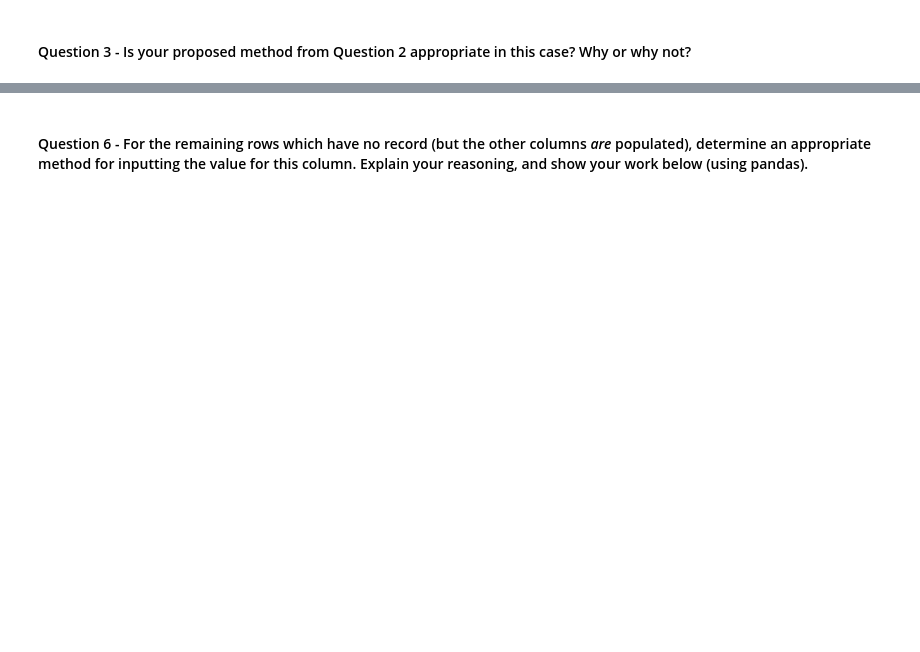
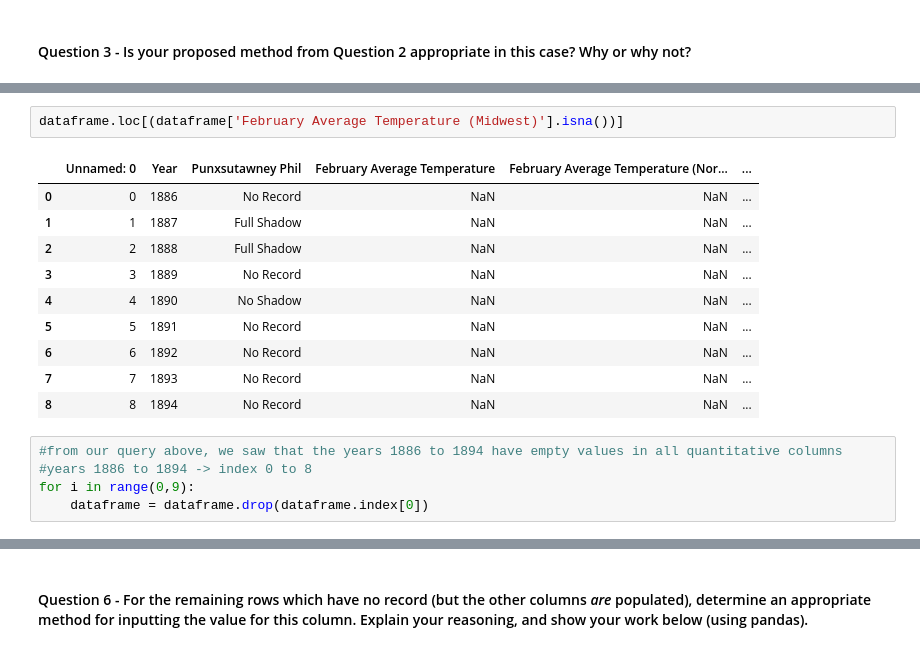
Before and after one commit to ananyasingh7/CS301-DataScience, a Jupyter notebook: HW06/Homework 06 Assignment.ipynb, the cells around one changed output, grey strips where cells are left out. Saved outputs shown, nothing was run; the diff lists cells and outputs as text; blank space fills up the shorter version.

```diff
--- a/HW06/Homework 06 Assignment.ipynb
+++ b/HW06/Homework 06 Assignment.ipynb
@@ -24,0 +102,18 @@ data_dir = 'C:\\Users\\watson\\Documents\\CS301_Planning\\datasets\\groundhog.cs
+# %%
+dataframe.loc[(dataframe['February Average Temperature (Midwest)'].isna())]
+# %% [output]
+|  | Unnamed: 0 | Year | Punxsutawney Phil | February Average Temperature | February Average Temperature (Nor... | ... |
+| 0 | 0 | 1886 | No Record | NaN | NaN | ... |
+| 1 | 1 | 1887 | Full Shadow | NaN | NaN | ... |
+| 2 | 2 | 1888 | Full Shadow | NaN | NaN | ... |
+| 3 | 3 | 1889 | No Record | NaN | NaN | ... |
+| 4 | 4 | 1890 | No Shadow | NaN | NaN | ... |
+| 5 | 5 | 1891 | No Record | NaN | NaN | ... |
+| 6 | 6 | 1892 | No Record | NaN | NaN | ... |
+| 7 | 7 | 1893 | No Record | NaN | NaN | ... |
+| 8 | 8 | 1894 | No Record | NaN | NaN | ... |
+# %%
+#from our query above, we saw that the years 1886 to 1894 have empty values in all quantitative columns
+#years 1886 to 1894 -> index 0 to 8
+for i in range(0,9):
+    dataframe = dataframe.drop(dataframe.index[0])
```
Also changed, not shown: parts of 35 cells of this notebook, 1 other file.
